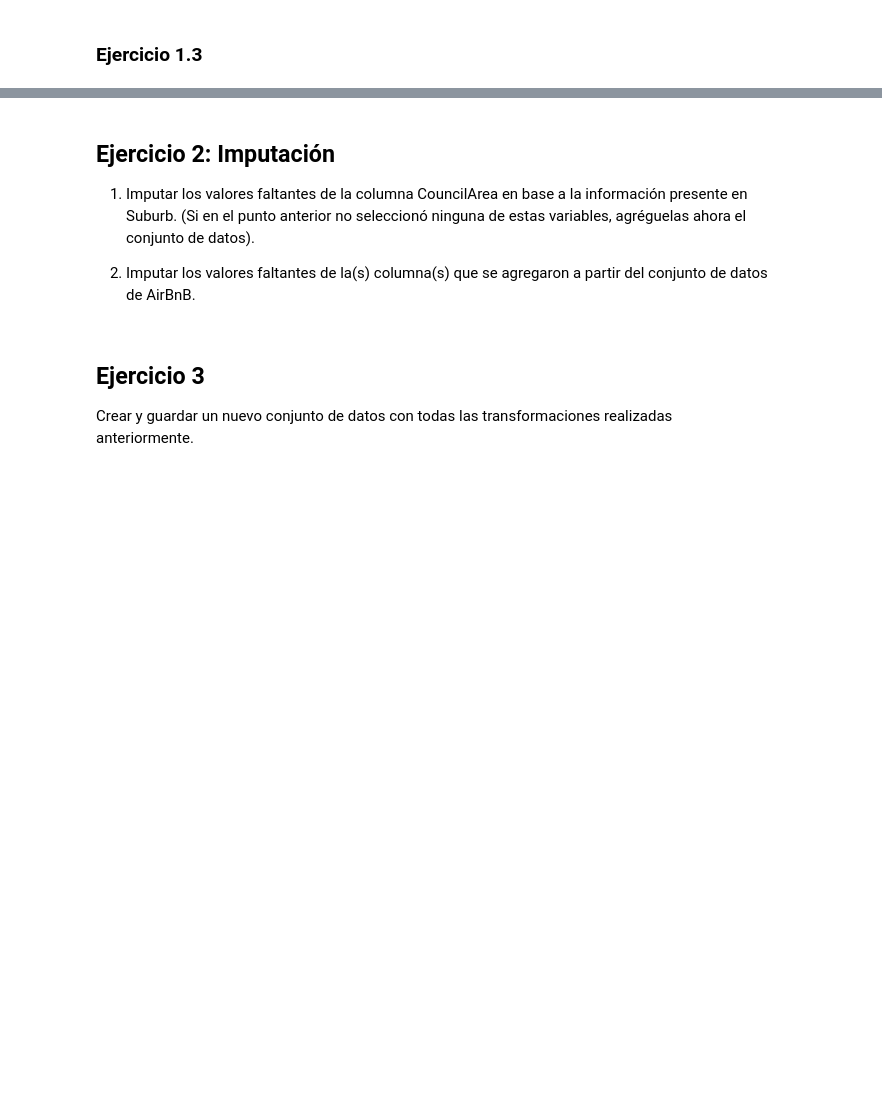
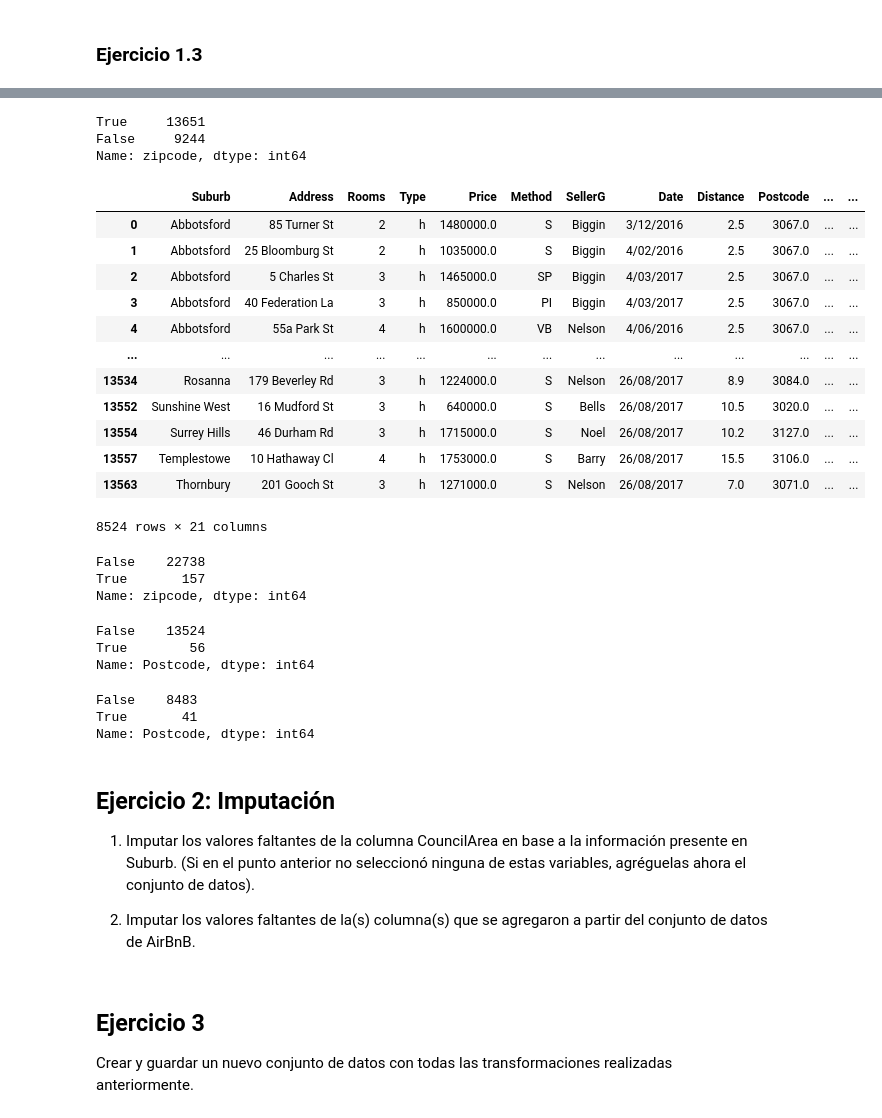
Before and after one commit to mgobbi289/DiploDatos, a Jupyter notebook: AnalisisyCuracion/Entregable_Parte_1.ipynb, the cells around one changed output, grey strips where cells are left out. Saved outputs shown, nothing was run; the diff lists cells and outputs as text; code cells hidden in the pictures; blank space fills up the shorter version.

Commit message:
avance en el cruce entre datasets. Ref:codigo postal

```diff
--- a/AnalisisyCuracion/Entregable_Parte_1.ipynb
+++ b/AnalisisyCuracion/Entregable_Parte_1.ipynb
@@ -450,7 +454,7 @@ interesting_cols = [
   'price', 'weekly_price', 'monthly_price',
   'latitude', 'longitude',
 ]
-airbnb_df = pandas.read_csv(
+airbnb_df = pd.read_csv(
     'https://cs.famaf.unc.edu.ar/~mteruel/datasets/diplodatos/cleansed_listings_dec18.csv',
     usecols=interesting_cols)
 # %%
@@ -469,3 +532,49 @@ airbnb_df.describe()
+# %%
+df.check = airbnb_df.zipcode.isin(df.Postcode)
+print(df.check.value_counts())
+# %% [output]
+True     13651
+False     9244
+Name: zipcode, dtype: int64
+# %%
+dffalse = df[df.check == False]
+# %%
+dffalse
+# %% [output]
+|  | Suburb | Address | Rooms | Type | Price | Method | SellerG | Date | Distance | Postcode | ... | ... |
+| 0 | Abbotsford | 85 Turner St | 2 | h | 1480000.0 | S | Biggin | 3/12/2016 | 2.5 | 3067.0 | ... | ... |
+| 1 | Abbotsford | 25 Bloomburg St | 2 | h | 1035000.0 | S | Biggin | 4/02/2016 | 2.5 | 3067.0 | ... | ... |
+| 2 | Abbotsford | 5 Charles St | 3 | h | 1465000.0 | SP | Biggin | 4/03/2017 | 2.5 | 3067.0 | ... | ... |
+| 3 | Abbotsford | 40 Federation La | 3 | h | 850000.0 | PI | Biggin | 4/03/2017 | 2.5 | 3067.0 | ... | ... |
+| 4 | Abbotsford | 55a Park St | 4 | h | 1600000.0 | VB | Nelson | 4/06/2016 | 2.5 | 3067.0 | ... | ... |
+| ... | ... | ... | ... | ... | ... | ... | ... | ... | ... | ... | ... | ... |
+| 13534 | Rosanna | 179 Beverley Rd | 3 | h | 1224000.0 | S | Nelson | 26/08/2017 | 8.9 | 3084.0 | ... | ... |
+| 13552 | Sunshine West | 16 Mudford St | 3 | h | 640000.0 | S | Bells | 26/08/2017 | 10.5 | 3020.0 | ... | ... |
+| 13554 | Surrey Hills | 46 Durham Rd | 3 | h | 1715000.0 | S | Noel | 26/08/2017 | 10.2 | 3127.0 | ... | ... |
+| 13557 | Templestowe | 10 Hathaway Cl | 4 | h | 1753000.0 | S | Barry | 26/08/2017 | 15.5 | 3106.0 | ... | ... |
+| 13563 | Thornbury | 201 Gooch St | 3 | h | 1271000.0 | S | Nelson | 26/08/2017 | 7.0 | 3071.0 | ... | ... |
+8524 rows × 21 columns
+# %%
+#Alguien me puede desburrar con este tema?? hago el deffalse donde chequea si existe en el df de /
+#Airbnb si determinado codigo postal del df original esta. Pero me da diferente! A continuacion dejo /
+#la prueba:
+(airbnb_df.zipcode == 3067).value_counts()
+# %% [output]
+False    22738
+True       157
+Name: zipcode, dtype: int64
+# %%
+(df.Postcode == 3067).value_counts()
+# %% [output]
+False    13524
+True        56
+Name: Postcode, dtype: int64
+# %%
+(dffalse.Postcode == 3067).value_counts()
+# %% [output]
+False    8483
+True       41
+Name: Postcode, dtype: int64
 # %%
 # Valores Extremos:
 # - Podemos quitar los valores outliers conforme al final del trabajo (cuantil con respecto al precio).
```
Also changed, not shown: parts of 15 cells of this notebook.
